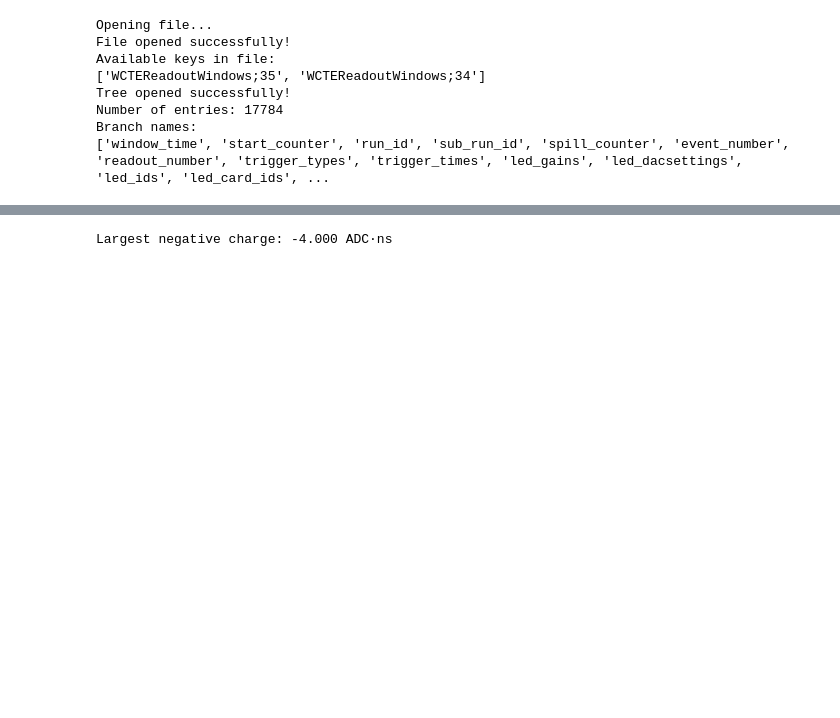
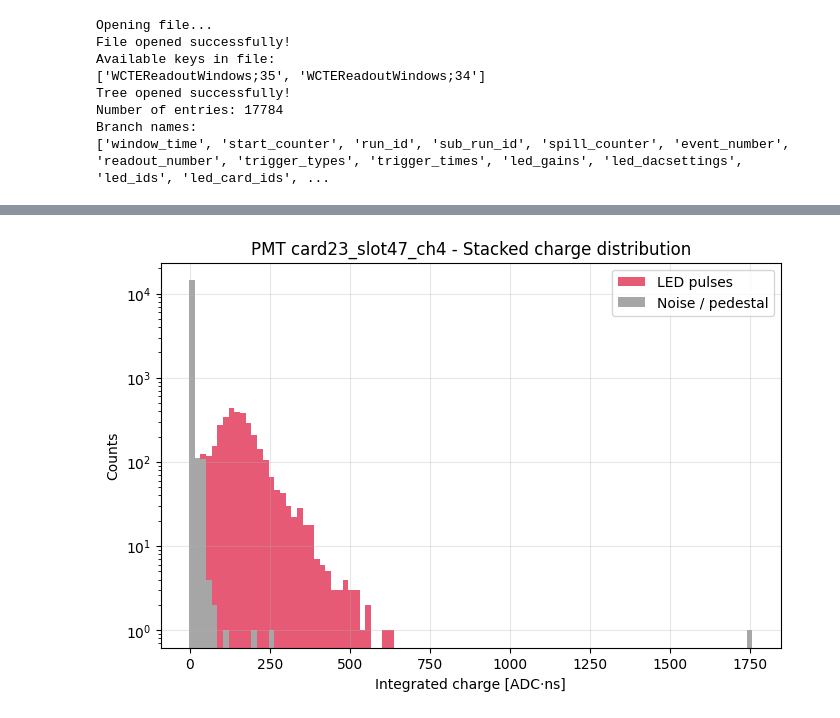
Before and after one commit to elenaramos44/WCTE_MC-Data_Validation_with_GAIN_Calibration, a Jupyter notebook: CALIBRATION.ipynb, the cells around one changed output, grey strips where cells are left out. Cells and saved outputs as stored; diff of their text form; code cells hidden in the pictures; blank space fills up the shorter version.

```diff
--- a/CALIBRATION.ipynb
+++ b/CALIBRATION.ipynb
@@ -1080,5 +1261,18 @@ Signal-like: 2523 | Noise-like: 7477
-# %%
-print(f"Largest negative charge: {charges.min():.3f} ADC·ns")
-# %% [output]
-Largest negative charge: -4.000 ADC·ns
+# %%
+# Stack the charges: [noise, pulses]
+stacked_data = [charges[noise_mask], charges[pulse_mask]]
+colors = ['gray', 'crimson']
+labels = ['Noise / pedestal', 'LED pulses']
+
+plt.figure(figsize=(8,5))
+plt.hist(stacked_data, bins=bins, histtype='stepfilled', color=colors, label=labels, stacked=True, alpha=0.7)
+plt.xlabel("Integrated charge [ADC·ns]")
+plt.ylabel("Counts")
+plt.yscale("log")
+plt.title(f"PMT {pmt_label} - Stacked charge distribution")
+plt.legend()
+plt.grid(True, alpha=0.3)
+plt.show()
+# %% [output]
+[figure, added]
 # %%
```
Also changed, not shown: parts of 15 cells of this notebook.
